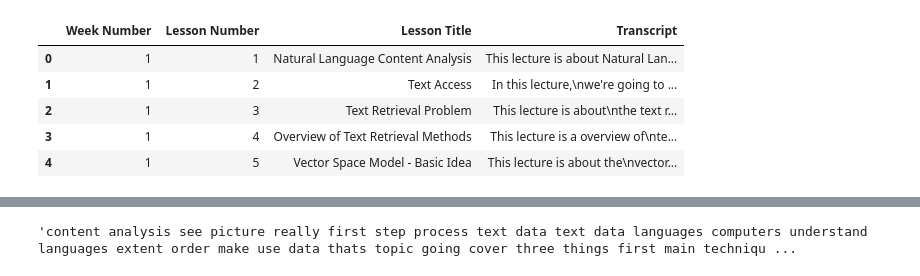
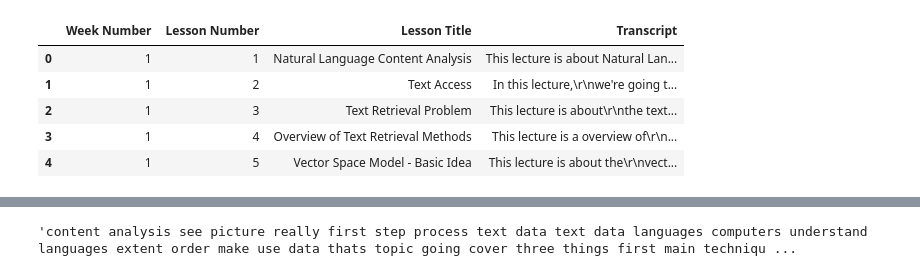
Before and after one commit to kingazaan/cs410_LLM_project, a Jupyter notebook: scripts/testing_llm.ipynb, the cells around one changed output, grey strips where cells are left out. Cells and saved outputs as stored; diff of their text form; code cells hidden in the pictures.

```diff
--- a/scripts/testing_llm.ipynb
+++ b/scripts/testing_llm.ipynb
@@ -1,27 +1,29 @@
 # %%
 # import the dataset
 import pandas as pd
 import numpy as np
 import os
 
 # Directory path
-directory_path = 'C:\\Users\\azaan\\OneDrive\\Documents\\GitHub\\cs410_LLM_project\\data\\all_lectures.csv'
+#directory_path = 'C:\\Users\\azaan\\OneDrive\\Documents\\GitHub\\cs410_LLM_project\\data\\all_lectures.csv'
+#Chris's Directory
+directory_path = 'C:\\Users\\chris\\cs410_LLM_project\\data\\all_lectures.csv'
 
 # Initialize an empty DataFrame
 df = pd.DataFrame(columns=['Week Number', 'Lesson Number', 'Lesson Title', 'Transcript'])
 
 # Read in csv to dataframe
 df = pd.read_csv(directory_path)
 
 # Display the resulting DataFrame
 df.head()
 # %% [output]
 |  | Week Number | Lesson Number | Lesson Title | Transcript |
 | 0 | 1 | 1 | Natural Language Content Analysis | This lecture is about Natural Lan... |
-| 1 | 1 | 2 | Text Access | In this lecture,\nwe're going to ... |
-| 2 | 1 | 3 | Text Retrieval Problem | This lecture is about\nthe text r... |
-| 3 | 1 | 4 | Overview of Text Retrieval Methods | This lecture is a overview of\nte... |
-| 4 | 1 | 5 | Vector Space Model - Basic Idea | This lecture is about the\nvector... |
+| 1 | 1 | 2 | Text Access | In this lecture,\r\nwe're going t... |
+| 2 | 1 | 3 | Text Retrieval Problem | This lecture is about\r\nthe text... |
+| 3 | 1 | 4 | Overview of Text Retrieval Methods | This lecture is a overview of\r\n... |
+| 4 | 1 | 5 | Vector Space Model - Basic Idea | This lecture is about the\r\nvect... |
 # %%
 # clean up words in dataset -- this includes removing stopwords
 import regex as re
```
Also changed, not shown: parts of 12 cells of this notebook, 8 other files.
